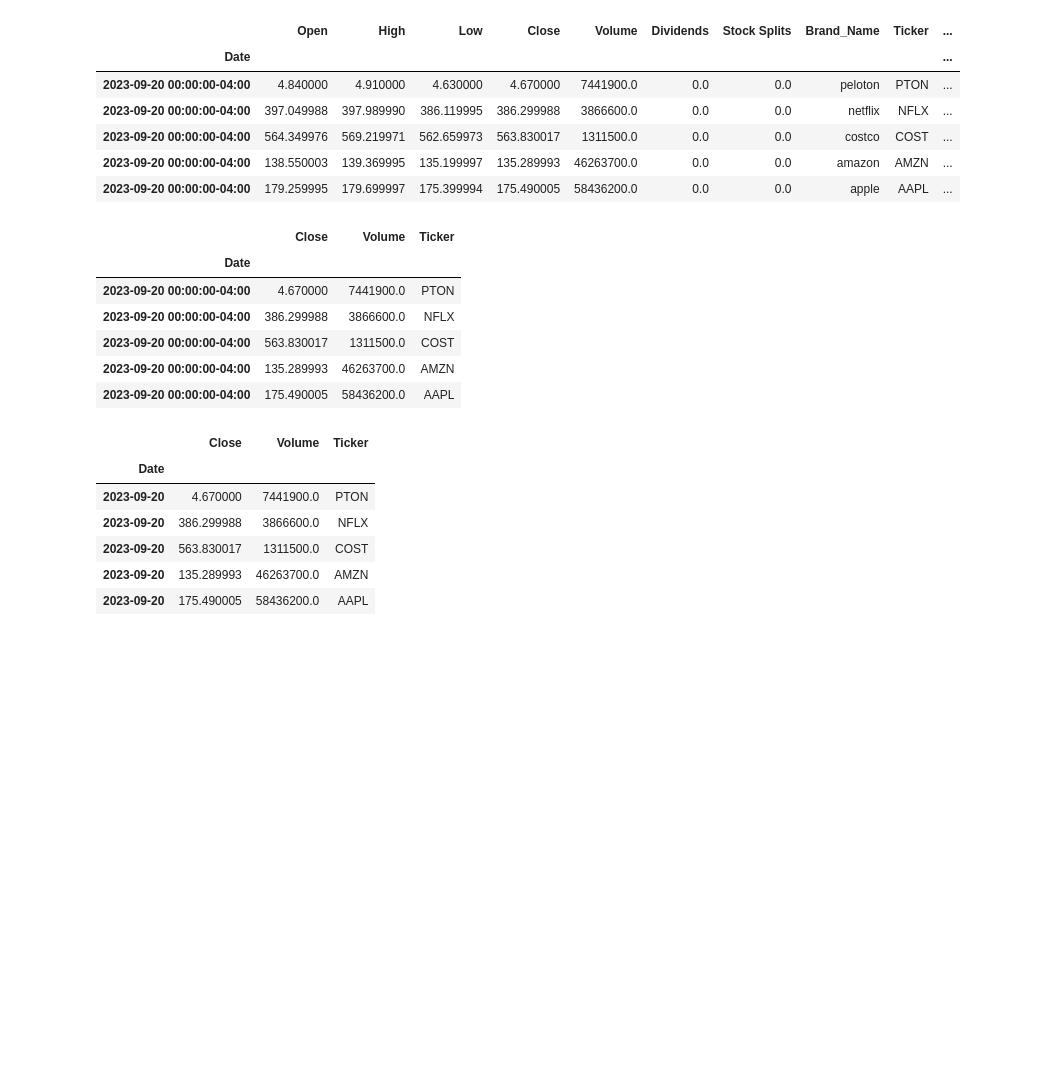
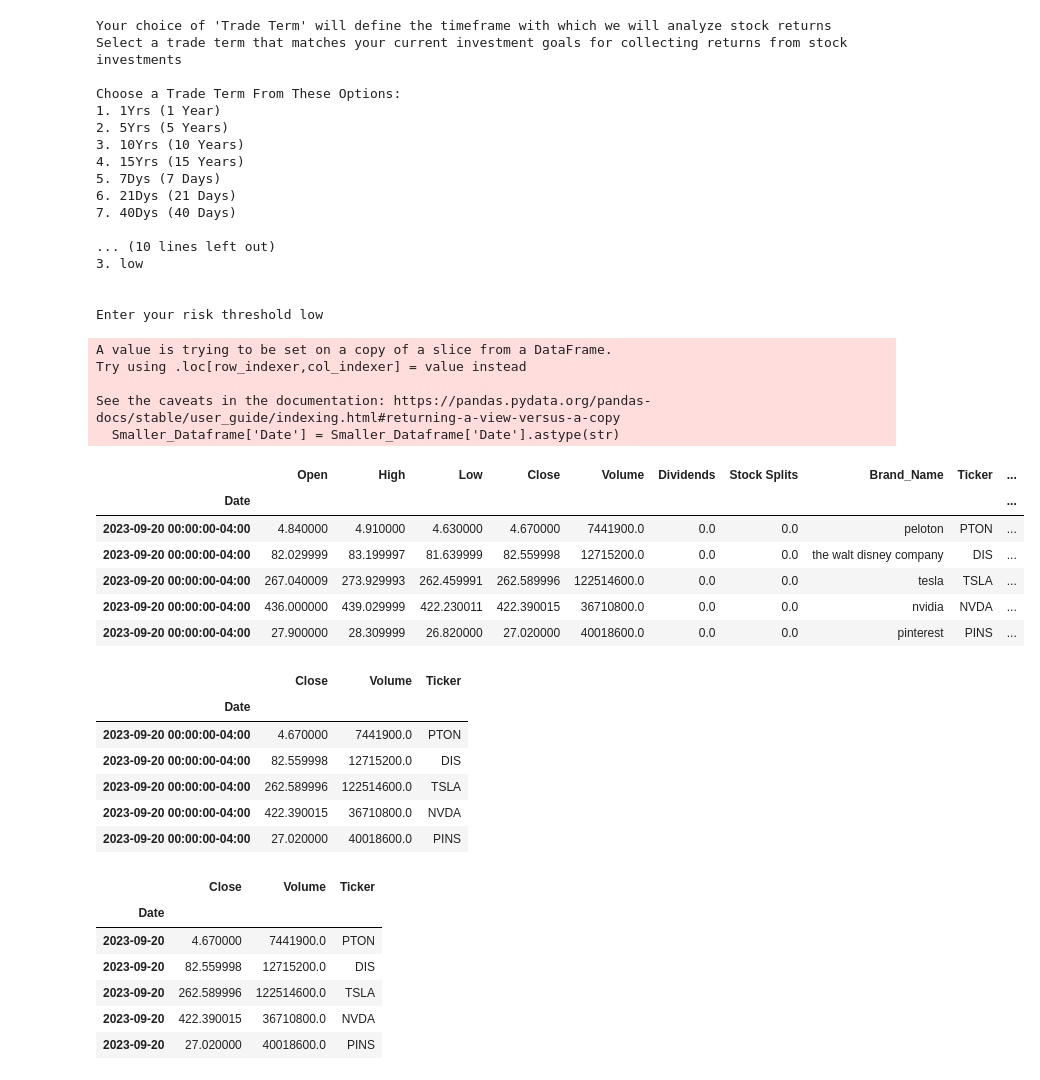
Before and after one commit to Texuhport/Stock-Market-Denoiser, a Jupyter notebook: Short_term_analysis.ipynb, the cells around one changed output. Saved outputs shown, nothing was run; the diff lists cells and outputs as text; code cells hidden in the pictures; blank space fills up the shorter version.

```diff
--- a/Short_term_analysis.ipynb
+++ b/Short_term_analysis.ipynb
@@ -7,22 +12,51 @@ from pathlib import Path
 # %%
-world_stock =pd.read_csv(Path(r"C:\Users\5th gen\Dropbox\PC\Desktop\FinTech & Machine Learning Bootcamp\Project\08-Project-1\World-Stock-Prices-Dataset.csv"))
+# Get the directory path of the csv file
+script_directory = os.path.dirname(os.path.abspath("Resources/World-Stock-Prices-Dataset.csv"))
+world_stock_csv = os.path.join(script_directory, "World-Stock-Prices-Dataset.csv")
+world_stock = pd.read_csv(world_stock_csv)
 # %%
 # Extract data only for USA data
 world_stock_df = world_stock[world_stock['Country']=='usa']
+
+#Filter data for only user's selected stocks
+Risk_Evaluation = %run -i Risk_Evaluation.ipynb
+world_stock_df = world_stock_df[world_stock_df['Ticker'].isin(risk_tickers)]
 
 # Set Date as index
 world_stock_df.set_index('Date', inplace=True)
 
 # display results
 world_stock_df.head()
 # %% [output]
+Your choice of 'Trade Term' will define the timeframe with which we will analyze stock returns
+Select a trade term that matches your current investment goals for collecting returns from stock investments
+
+Choose a Trade Term From These Options:
+1. 1Yrs (1 Year)
+2. 5Yrs (5 Years)
+3. 10Yrs (10 Years)
+4. 15Yrs (15 Years)
+5. 7Dys (7 Days)
+6. 21Dys (21 Days)
+7. 40Dys (40 Days)
+
+... (10 lines left out)
+3. low
+
+
+Enter your risk threshold low
+A value is trying to be set on a copy of a slice from a DataFrame.
+Try using .loc[row_indexer,col_indexer] = value instead
+
+See the caveats in the documentation: https://pandas.pydata.org/pandas-docs/stable/user_guide/indexing.html#returning-a-view-versus-a-copy
+  Smaller_Dataframe['Date'] = Smaller_Dataframe['Date'].astype(str)
 |  | Open | High | Low | Close | Volume | Dividends | Stock Splits | Brand_Name | Ticker | ... |
 | Date |  |  |  |  |  |  |  |  |  | ... |
 | 2023-09-20 00:00:00-04:00 | 4.840000 | 4.910000 | 4.630000 | 4.670000 | 7441900.0 | 0.0 | 0.0 | peloton | PTON | ... |
-| 2023-09-20 00:00:00-04:00 | 397.049988 | 397.989990 | 386.119995 | 386.299988 | 3866600.0 | 0.0 | 0.0 | netflix | NFLX | ... |
-| 2023-09-20 00:00:00-04:00 | 564.349976 | 569.219971 | 562.659973 | 563.830017 | 1311500.0 | 0.0 | 0.0 | costco | COST | ... |
-| 2023-09-20 00:00:00-04:00 | 138.550003 | 139.369995 | 135.199997 | 135.289993 | 46263700.0 | 0.0 | 0.0 | amazon | AMZN | ... |
-| 2023-09-20 00:00:00-04:00 | 179.259995 | 179.699997 | 175.399994 | 175.490005 | 58436200.0 | 0.0 | 0.0 | apple | AAPL | ... |
+| 2023-09-20 00:00:00-04:00 | 82.029999 | 83.199997 | 81.639999 | 82.559998 | 12715200.0 | 0.0 | 0.0 | the walt disney company | DIS | ... |
+| 2023-09-20 00:00:00-04:00 | 267.040009 | 273.929993 | 262.459991 | 262.589996 | 122514600.0 | 0.0 | 0.0 | tesla | TSLA | ... |
+| 2023-09-20 00:00:00-04:00 | 436.000000 | 439.029999 | 422.230011 | 422.390015 | 36710800.0 | 0.0 | 0.0 | nvidia | NVDA | ... |
+| 2023-09-20 00:00:00-04:00 | 27.900000 | 28.309999 | 26.820000 | 27.020000 | 40018600.0 | 0.0 | 0.0 | pinterest | PINS | ... |
 # %%
 # The columns needed for short-term portfolio analysis
 columns_for_shortterm_analysis = ['Close', 'Volume', 'Ticker']
@@ -36,10 +70,10 @@ world_stock_df.head()
 |  | Close | Volume | Ticker |
 | Date |  |  |  |
 | 2023-09-20 00:00:00-04:00 | 4.670000 | 7441900.0 | PTON |
-| 2023-09-20 00:00:00-04:00 | 386.299988 | 3866600.0 | NFLX |
-| 2023-09-20 00:00:00-04:00 | 563.830017 | 1311500.0 | COST |
-| 2023-09-20 00:00:00-04:00 | 135.289993 | 46263700.0 | AMZN |
-| 2023-09-20 00:00:00-04:00 | 175.490005 | 58436200.0 | AAPL |
+| 2023-09-20 00:00:00-04:00 | 82.559998 | 12715200.0 | DIS |
+| 2023-09-20 00:00:00-04:00 | 262.589996 | 122514600.0 | TSLA |
+| 2023-09-20 00:00:00-04:00 | 422.390015 | 36710800.0 | NVDA |
+| 2023-09-20 00:00:00-04:00 | 27.020000 | 40018600.0 | PINS |
 # %%
 # Change data column format is the name of the indexed date column
 world_stock_df.index = world_stock_df.index.str.split().str[0]
@@ -50,10 +84,10 @@ world_stock_df.head()
 |  | Close | Volume | Ticker |
 | Date |  |  |  |
 | 2023-09-20 | 4.670000 | 7441900.0 | PTON |
-| 2023-09-20 | 386.299988 | 3866600.0 | NFLX |
-| 2023-09-20 | 563.830017 | 1311500.0 | COST |
-| 2023-09-20 | 135.289993 | 46263700.0 | AMZN |
-| 2023-09-20 | 175.490005 | 58436200.0 | AAPL |
+| 2023-09-20 | 82.559998 | 12715200.0 | DIS |
+| 2023-09-20 | 262.589996 | 122514600.0 | TSLA |
+| 2023-09-20 | 422.390015 | 36710800.0 | NVDA |
+| 2023-09-20 | 27.020000 | 40018600.0 | PINS |
 # %%
 # Calculate the daily change in volume
 world_stock_df['Daily Volume Change'] = world_stock_df.groupby('Ticker')['Volume'].diff()
```
Also changed, not shown: parts of 7 cells of this notebook, 17 other files.
